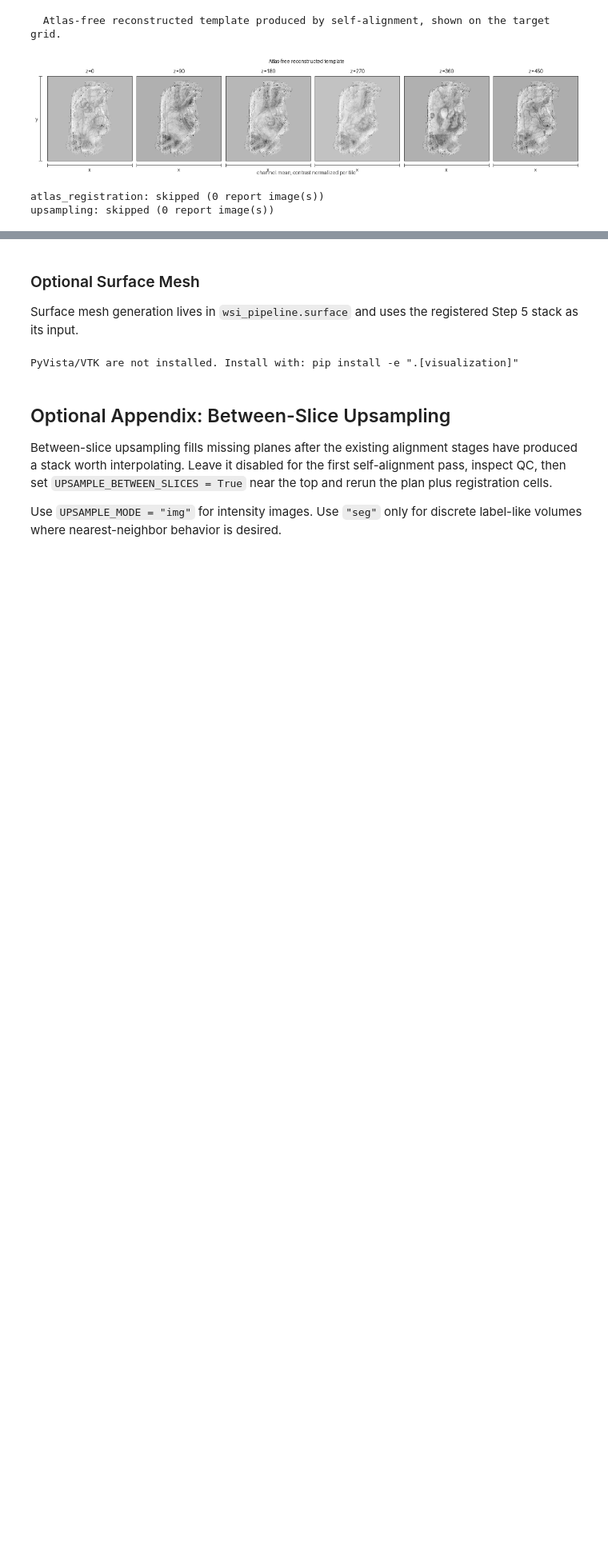
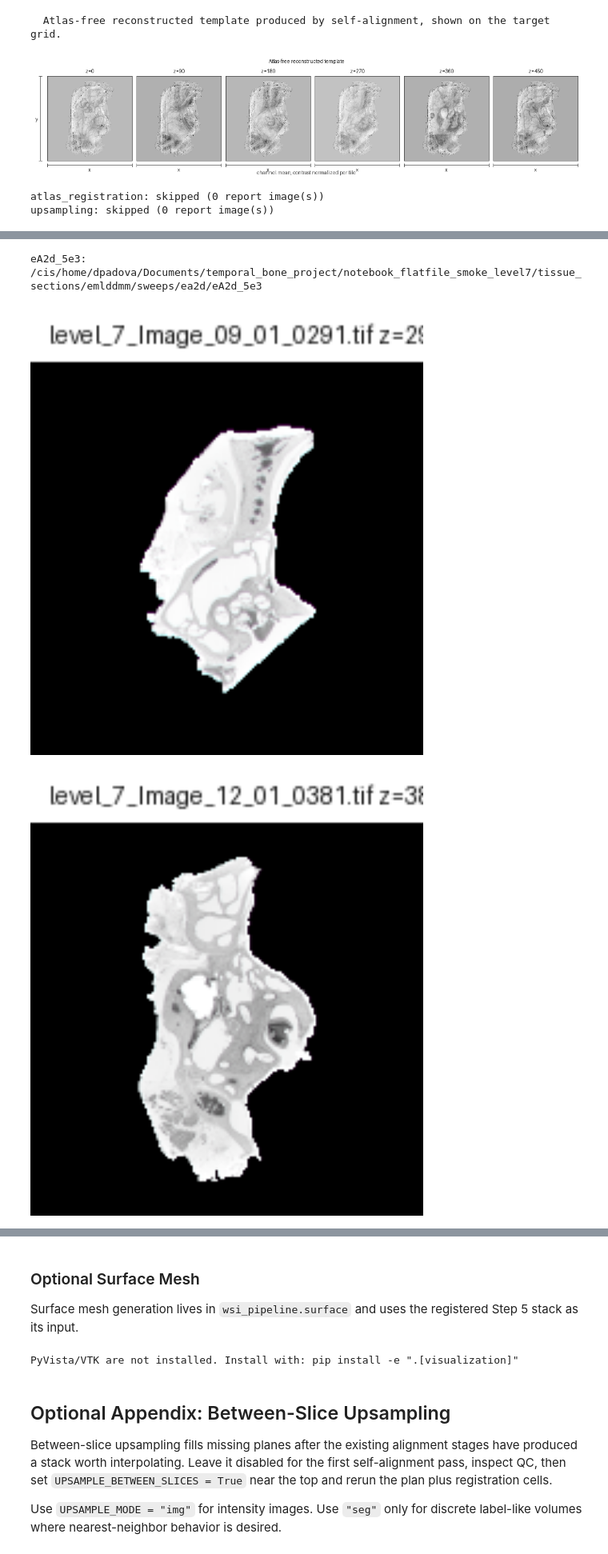
Before and after one commit to dmp2/wsi-tissue-pipeline, a Jupyter notebook: notebooks/05_emlddmm_registration.ipynb, the cells around one changed output, grey strips where cells are left out. Shown at 80% size. Saved outputs shown, nothing was run; the diff lists cells and outputs as text; code cells hidden in the pictures; blank space fills up the shorter version.

```diff
--- a/notebooks/05_emlddmm_registration.ipynb
+++ b/notebooks/05_emlddmm_registration.ipynb
@@ -438,0 +455,33 @@ upsampling: skipped (0 report image(s))
+# %%
+if RUN_EA2D_SWEEP:
+    ea2d_sweep = run_ea2d_self_alignment_sweep(
+        workflow_kwargs=workflow_kwargs,
+        sweep_root=EA2D_SWEEP_OUTPUT,
+        values=EA2D_SWEEP_VALUES,
+        include_stress_test=EA2D_SWEEP_INCLUDE_STRESS,
+        n_steps=10,
+        top_n=EA2D_SWEEP_TOP_N,
+        dry_run=DRY_RUN,
+    )
+else:
+    ea2d_sweep = summarize_ea2d_sweep(EA2D_SWEEP_OUTPUT)
+    if ea2d_sweep is None:
+        print("RUN_EA2D_SWEEP is False; set it True to run the eA2d ladder.")
+    else:
+        print(f"Loaded existing eA2d sweep summary: {ea2d_sweep['summary_path']}")
+
+if ea2d_sweep is not None:
+    display(
+        JSON(
+            {
+                "sweep_root": ea2d_sweep.get("sweep_root"),
+                "summary_path": ea2d_sweep.get("summary_path"),
+                "summary_csv": ea2d_sweep.get("summary_csv"),
+                "runs": [run.get("label") for run in ea2d_sweep.get("runs", [])],
+            },
+            expanded=False,
+        )
+    )
+    sweep_rows = ea2d_sweep.get("summary_rows", [])
+    if sweep_rows:
+        display(pd.DataFrame(sweep_rows))
@@ -438,0 +592,16 @@ upsampling: skipped (0 report image(s))
+# %%
+if ea2d_sweep and ea2d_sweep.get("runs"):
+    for run in ea2d_sweep["runs"]:
+        diagnostics = run.get("diagnostics") or {}
+        overlays = diagnostics.get("overlay_images", [])[:EA2D_SWEEP_TOP_N]
+        if not overlays:
+            continue
+        print(f"{run.get('label')}: {run.get('registration_output')}")
+        for overlay in overlays:
+            display(Image(filename=overlay, width=760))
+else:
+    print("No eA2d sweep overlays available yet.")
+# %% [output]
+eA2d_5e3: /cis/home/dpadova/Documents/temporal_bone_project/notebook_flatfile_smoke_level7/tissue_sections/emlddmm/sweeps/ea2d/eA2d_5e3
+[figure, added]
+[figure, added]
```
Also changed, not shown: parts of 9 cells of this notebook, 3 other files.
